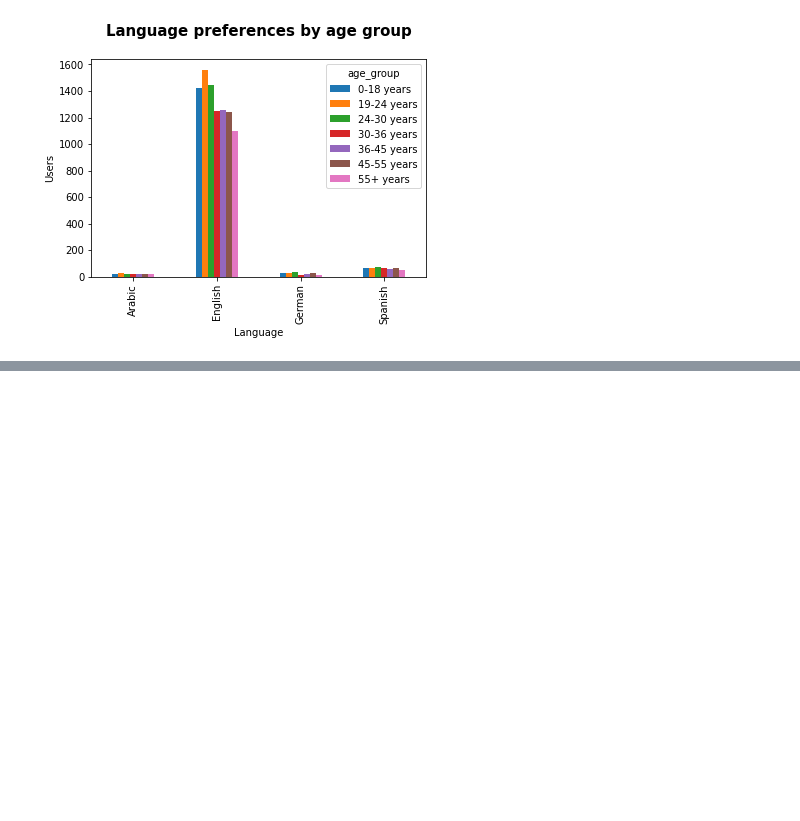
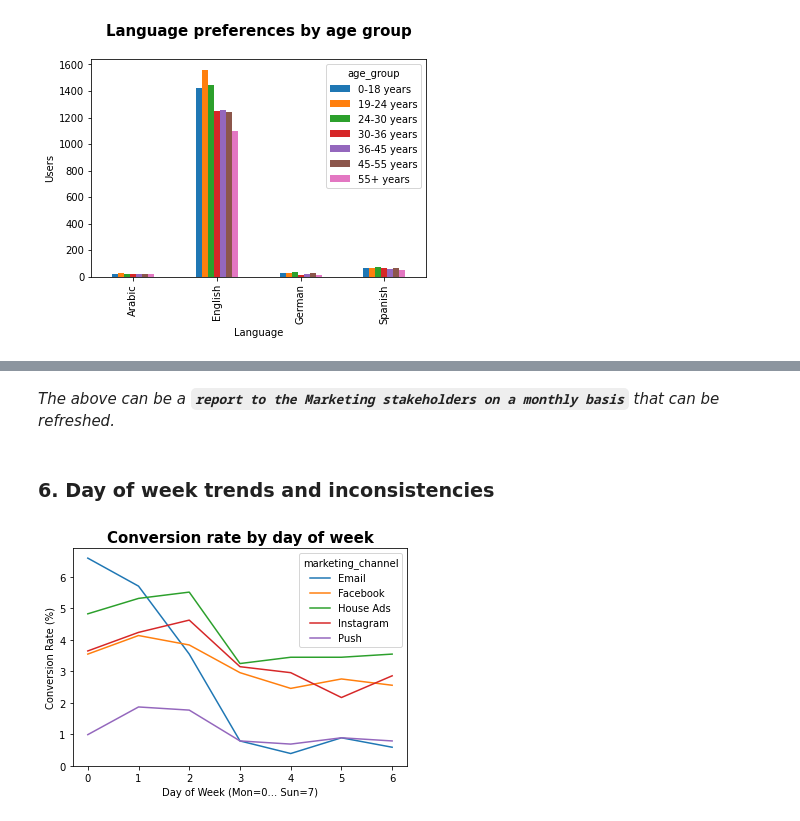
Before and after one commit to ashish-sharma-as/analyzing_marketing_campaigns, a Jupyter notebook: analyzing_marketing_campaigns.ipynb, the cells around one changed output, grey strips where cells are left out. Drawn from its saved outputs; the diff is of its cells as text; code cells hidden in the pictures; blank space fills up the shorter version.

```diff
--- a/analyzing_marketing_campaigns.ipynb
+++ b/analyzing_marketing_campaigns.ipynb
@@ -20,0 +52,31 @@ pad = 50
+# %%
+def conversion_rate(dataframe, columns):
+    """
+    Calculates the conversion rate for data passed
+    as a dataframe to this function grouped on the
+    column(s) specified (which suggests that the
+    conversion rate is computed over this aspect).
+
+    Input:
+        - dataframe {pd.DataFrame}: input df on which
+        conversion rate is calculated
+        - columns {str/list}: column names over which the
+        conversion rate will be computed
+
+    Return:
+        - Computed Conversion rate
+    """
+
+    if validate_input(dataframe, columns):
+
+        # Group by columns and calculate # of converted users
+        column_converted = dataframe[dataframe['converted']==True]\
+        .groupby(columns)['user_id'].nunique()
+
+        # Total # of converted users
+        column_total = dataframe[dataframe['converted']==True]\
+        ['user_id'].nunique()
+
+        conversion_rate = column_converted / column_total
+
+        return conversion_rate
@@ -436,0 +604,16 @@ plt.show()
+# %% [markdown]
+*The above can be a **`report to the Marketing stakeholders on a monthly basis`** that can be refreshed.*
+# %% [markdown]
+### 6. Day of week trends and inconsistencies
+# %%
+dow_conversion = conversion_rate(df, ['day_served', 'marketing_channel'])
+dow_conversion = round((dow_conversion*100),2)
+dow_conversion_df = pd.DataFrame(dow_conversion.unstack(level=1))
+dow_conversion_df.plot()
+plt.title('Conversion rate by day of week', size=15, fontweight='bold')
+plt.xlabel('Day of Week (Mon=0... Sun=7)')
+plt.ylabel('Conversion Rate (%)')
+plt.ylim(0)
+plt.show()
+# %% [output]
+[figure, added]
```
Also changed, not shown: parts of 21 cells of this notebook.
